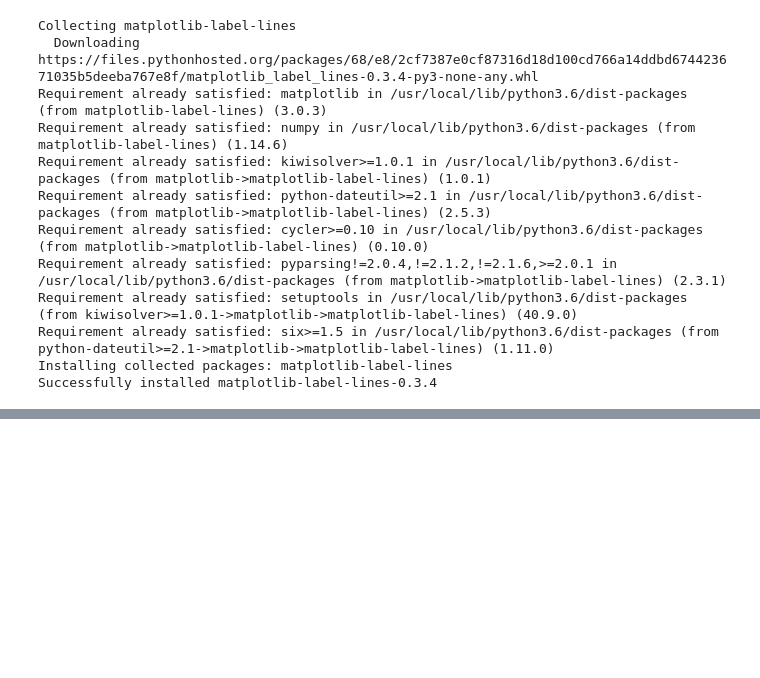
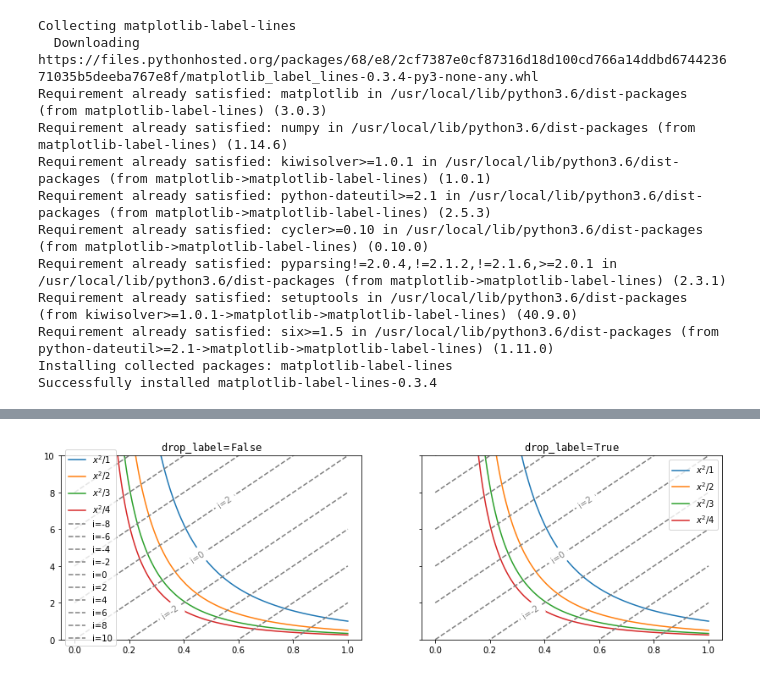
Before and after one commit to cphyc/matplotlib-label-lines, a Jupyter notebook: example/matplotlib_label_lines.ipynb, the cells around one changed output, grey strips where cells are left out. Cells and saved outputs as stored; diff of their text form; code cells hidden in the pictures; blank space fills up the shorter version.

```diff
--- a/example/matplotlib_label_lines.ipynb
+++ b/example/matplotlib_label_lines.ipynb
@@ -76,0 +77,22 @@ labelLines(plt.gca().get_lines(), xvals=(0.1, 1), zorder=2.5)
+# %%
+fig, axes = plt.subplots(ncols=2, sharex=True, sharey=True, figsize=(14, 4))
+
+for j, ax in enumerate(axes):
+    fig.sca(ax)
+    for i in range(1, 5):
+        plt.plot(X, X**(-2)/i, label='$x^2/%s$' % i)
+    plt.ylim(0, 10)
+
+    lines = []
+    for i in range(-8, 12, 2):
+        lines.extend(plt.plot(X, 10*X + i, '--', color='gray', label='i=%s' % i))
+
+    if j == 0:
+        labelLines(lines, zorder=2.5)
+        plt.title('$\mathtt{drop\_label=False}$')
+    else:
+        labelLines(lines, zorder=2.5, drop_label=True)
+        plt.title('$\mathtt{drop\_label=True}$')
+    plt.legend()
+# %% [output]
+[figure, added]
```
Also changed, not shown: parts of 6 cells of this notebook.
